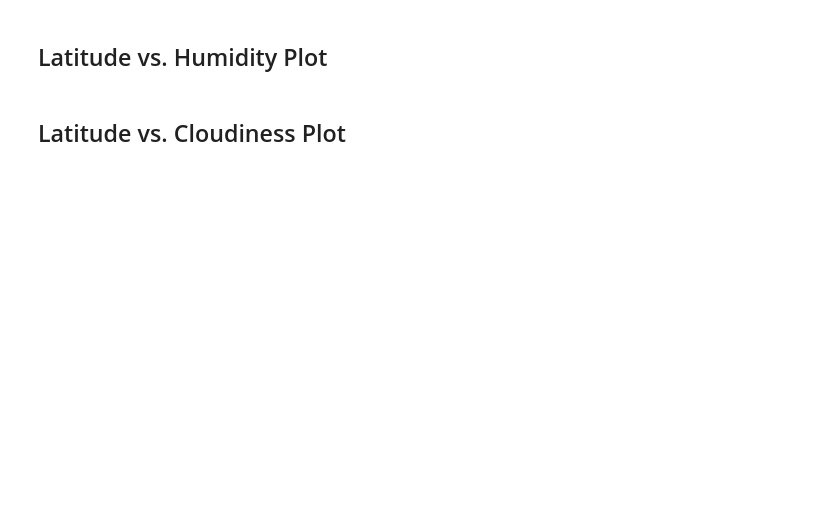
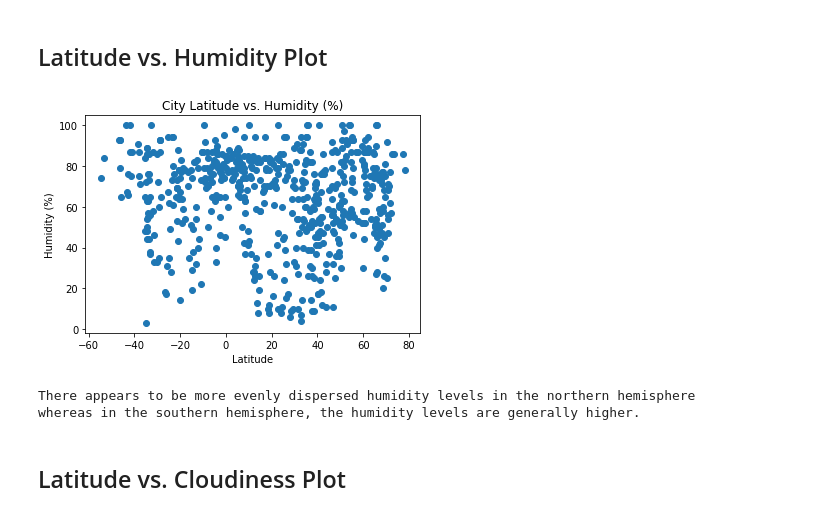
Before and after one commit to tward90/Python_API_Challenge, a Jupyter notebook: WeatherPy.ipynb, the cells around one changed output. Saved outputs shown, nothing was run; the diff lists cells and outputs as text; code cells hidden in the pictures; blank space fills up the shorter version.

```diff
--- a/WeatherPy.ipynb
+++ b/WeatherPy.ipynb
@@ -160,4 +211,29 @@ Skip this step if there are no cities that have humidity > 100%.
 # %% [markdown]
 ## Latitude vs. Humidity Plot
+# %%
+#Assign Axes
+x_values = city_weather['Latitude']
+y_values = city_weather['Humidity (%)']
+
+plt.scatter(x_values, y_values)
+#Title Chart
+plt.title('City Latitude vs. Humidity (%)')
+
+#Title X-Axis
+plt.xlabel('Latitude')
+
+#Title Y-Axis
+plt.ylabel('Humidity (%)')
+
+#Display Graph
+plt.show()
+
+#Analysis
+print('There appears to be more evenly dispersed humidity levels in the northern hemisphere')
+print('whereas in the southern hemisphere, the humidity levels are generally higher.')
+# %% [output]
+[figure, added]
+There appears to be more evenly dispersed humidity levels in the northern hemisphere
+whereas in the southern hemisphere, the humidity levels are generally higher.
 # %% [markdown]
 ## Latitude vs. Cloudiness Plot
```
Also changed, not shown: parts of 18 cells of this notebook, 1 other file.
